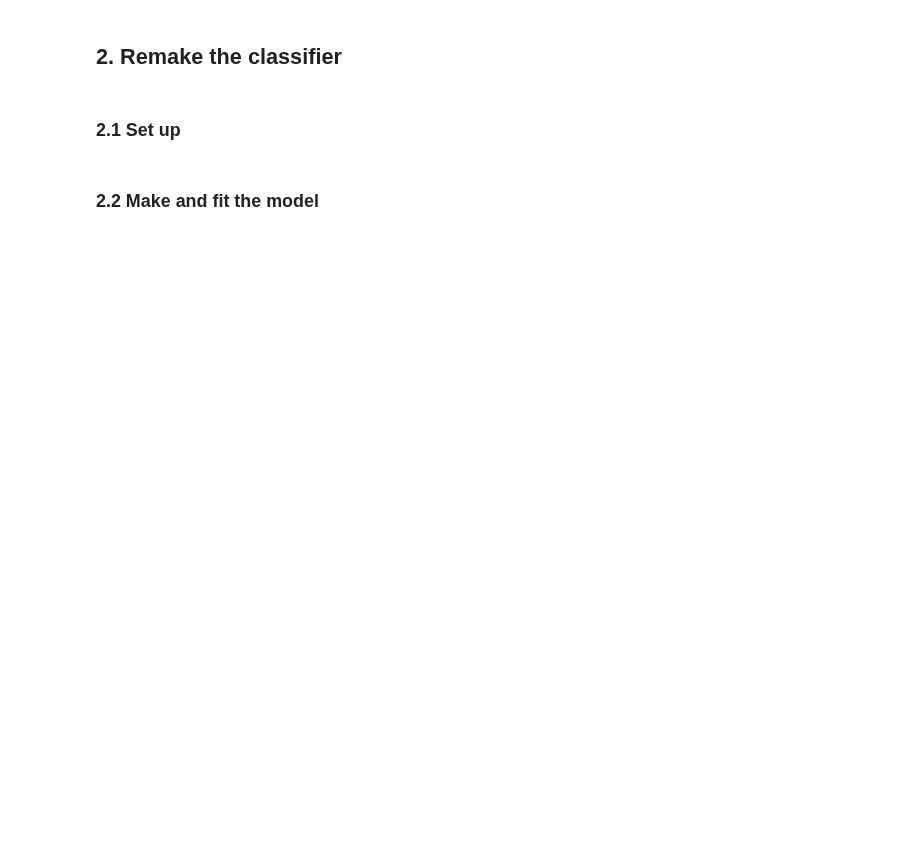
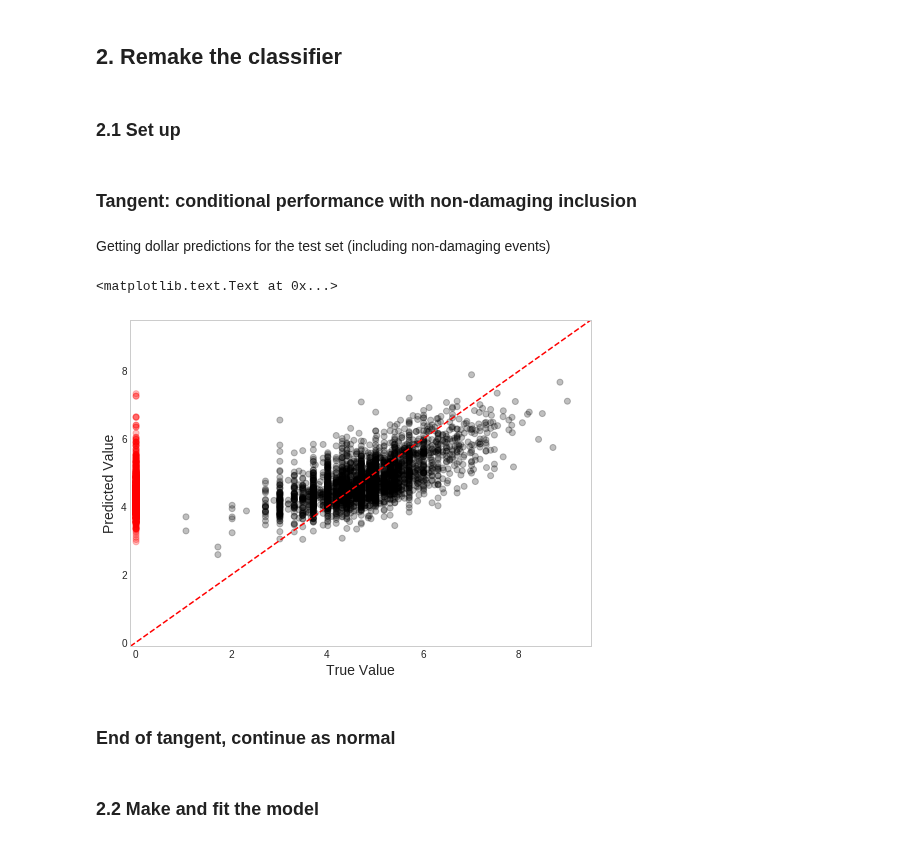
Before and after one commit to jdiaz4302/tornadoesr, a Jupyter notebook: Complete_Workflow/28_get_grid_pred.ipynb, the cells around one changed output. Saved outputs shown, nothing was run; the diff lists cells and outputs as text; code cells hidden in the pictures; blank space fills up the shorter version.

```diff
--- a/Complete_Workflow/28_get_grid_pred.ipynb
+++ b/Complete_Workflow/28_get_grid_pred.ipynb
@@ -516,3 +460,7 @@ test_predictors = test_df.iloc[:, 3:]
 
 # Make the test set predictors into a numpy array
 test_predictors_Tensor = torch.from_numpy(test_predictors.values).float()
+# %% [markdown]
+### Tangent: conditional performance with non-damaging inclusion
+# %% [markdown]
+Getting dollar predictions for the test set (including non-damaging events)
@@ -519,3 +496,20 @@ test_predictors_Tensor = torch.from_numpy(test_predictors.values).float()
+# %%
+plt.scatter(viz_df.true, viz_df.pred, facecolor=viz_df.indicator, alpha = 0.25)
+axes = plt.gca()
+plt.plot([-0.1, 9.5],
+         [-0.1, 9.5],
+         linestyle = '--',
+         c = 'red')
+axes.grid(False)
+axes.set_xlim([-0.1, 9.5])
+axes.set_ylim([-0.1, 9.5])
+plt.xlabel('True Value', size = 14)
+plt.ylabel('Predicted Value', size = 14)
+# %% [output]
+<matplotlib.text.Text at 0x...>
+[figure, added]
+# %% [markdown]
+### End of tangent, continue as normal
 # %%
 def convert_prop_dam_to_binary(property_damage_values):
 
```
Also changed, not shown: parts of 19 cells of this notebook.
